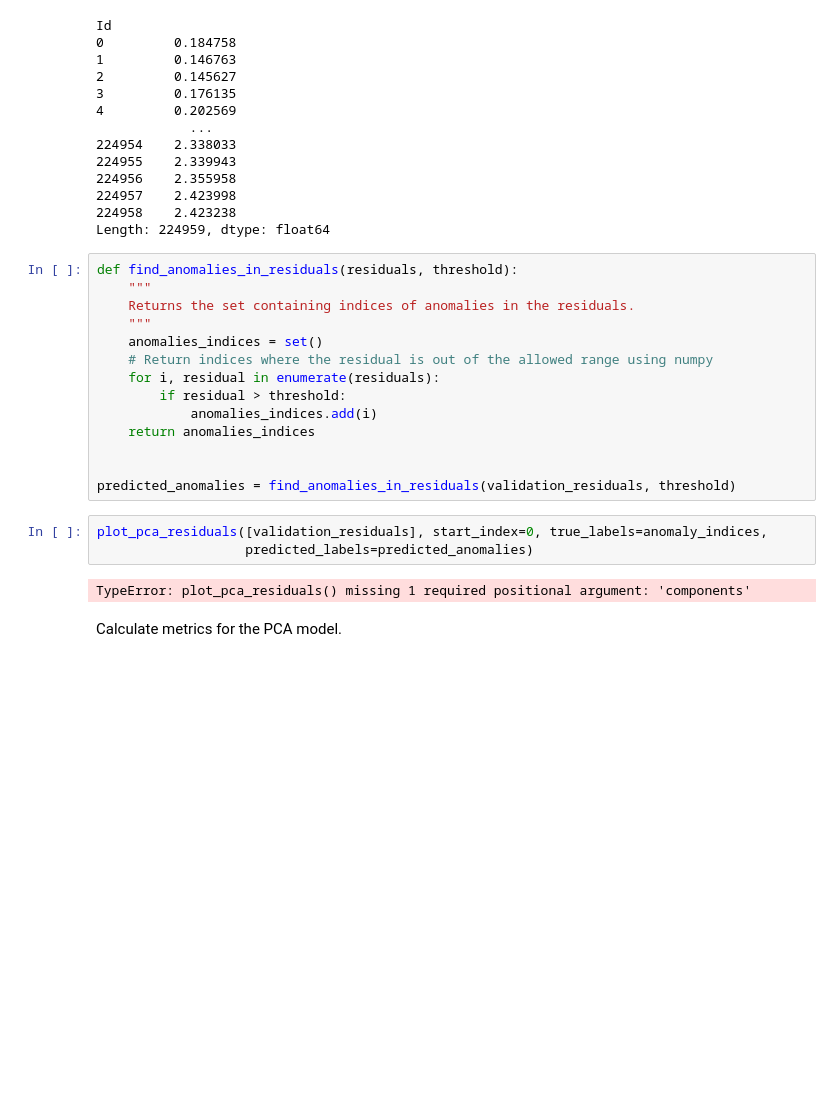
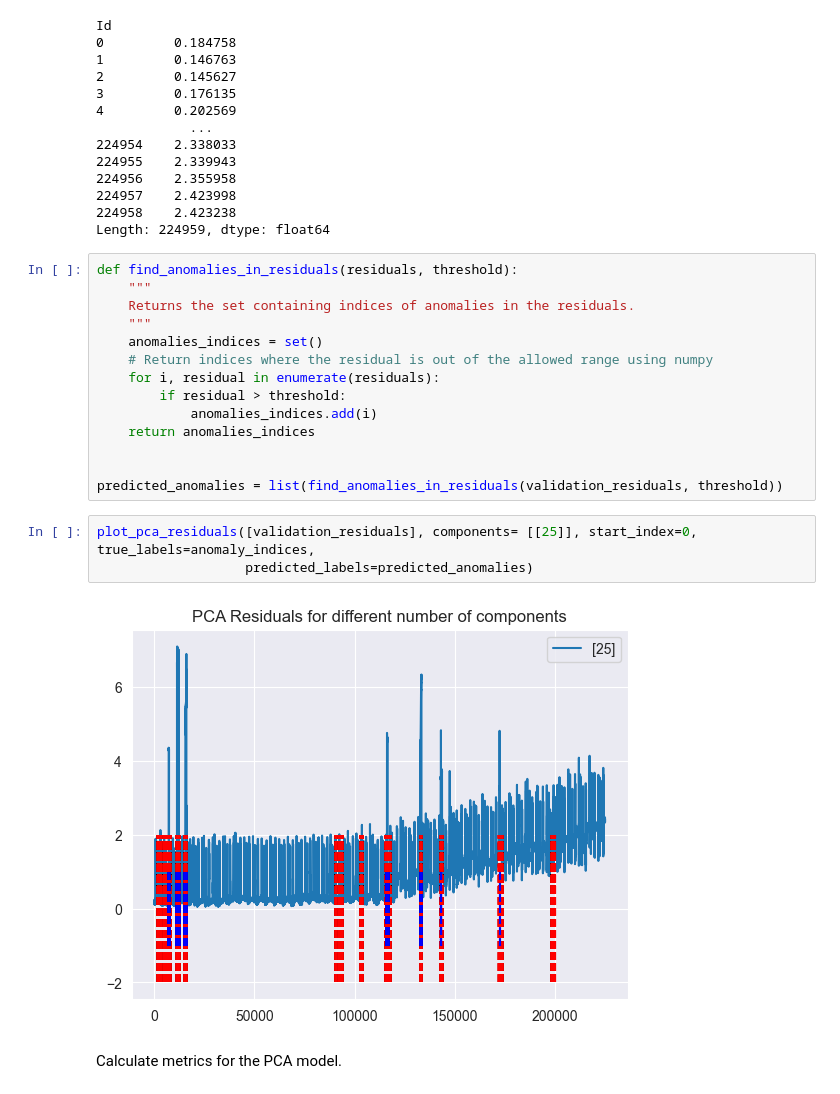
Before and after one commit to kbaran1998/CS4035-cyber-data, a Jupyter notebook: lab2/Lab2-PCA-Regression.ipynb, the cells around one changed output. Saved outputs shown, nothing was run; the diff lists cells and outputs as text; blank space fills up the shorter version.

```diff
--- a/lab2/Lab2-PCA-Regression.ipynb
+++ b/lab2/Lab2-PCA-Regression.ipynb
@@ -225,12 +228,12 @@ def find_anomalies_in_residuals(residuals, threshold):
     return anomalies_indices
 
 
-predicted_anomalies = find_anomalies_in_residuals(validation_residuals, threshold)
+predicted_anomalies = list(find_anomalies_in_residuals(validation_residuals, threshold))
 # %%
-plot_pca_residuals([validation_residuals], start_index=0, true_labels=anomaly_indices,
+plot_pca_residuals([validation_residuals], components= [[25]], start_index=0, true_labels=anomaly_indices,
                    predicted_labels=predicted_anomalies)
 # %% [output]
-TypeError: plot_pca_residuals() missing 1 required positional argument: 'components'
+[figure, added]
 # %% [markdown]
 Calculate metrics for the PCA model.
 # %%
```
Also changed, not shown: parts of 55 cells of this notebook.
